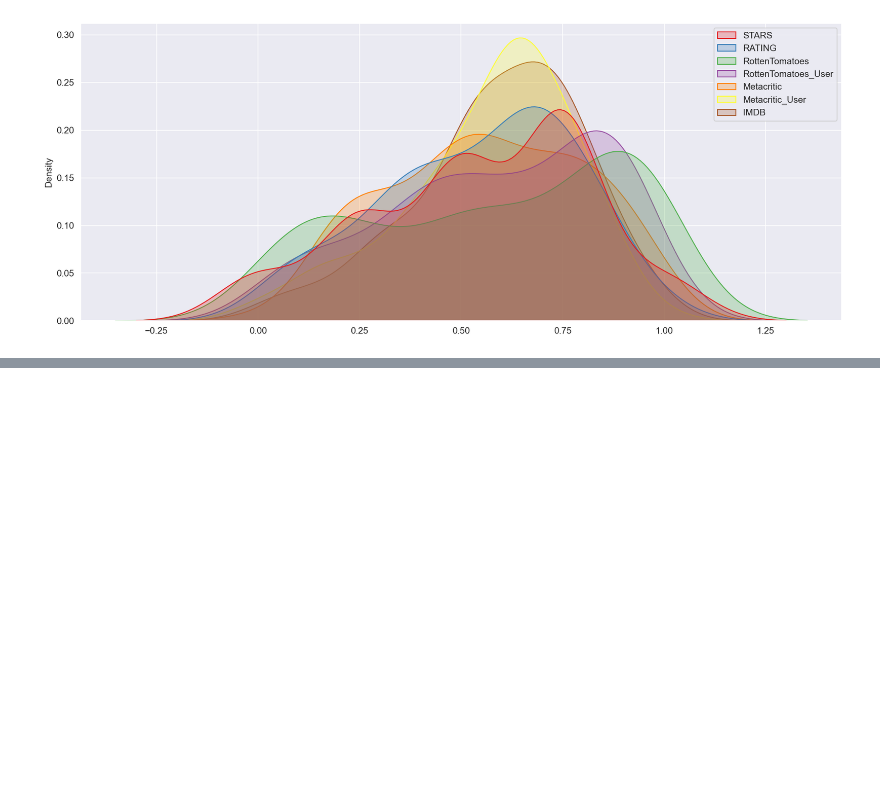
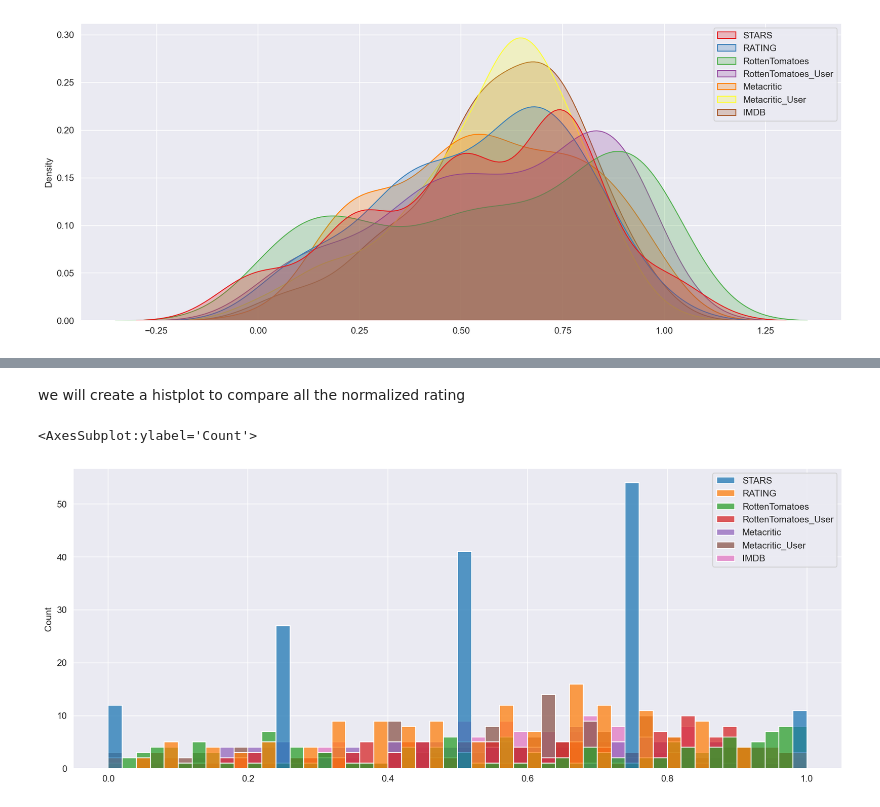
Before and after one commit to DOMINION-JOHN1/data-analysis-of-movie-ratings-bias, a Jupyter notebook: Data Visualization of movie rating.ipynb, the cells around one changed output, grey strips where cells are left out. Saved outputs shown, nothing was run; the diff lists cells and outputs as text; code cells hidden in the pictures; blank space fills up the shorter version.

```diff
--- a/Data Visualization of movie rating.ipynb
+++ b/Data Visualization of movie rating.ipynb
@@ -369,0 +378,8 @@ move_legend(ax, "upper right")
+# %% [markdown]
+we will create a histplot to compare all the normalized rating
+# %%
+plt.subplots(figsize=(15,6),dpi=150)
+sns.histplot(normalized_df,bins=50)
+# %% [output]
+<AxesSubplot:ylabel='Count'>
+[figure, added]
```
Also changed, not shown: parts of 19 cells of this notebook.
